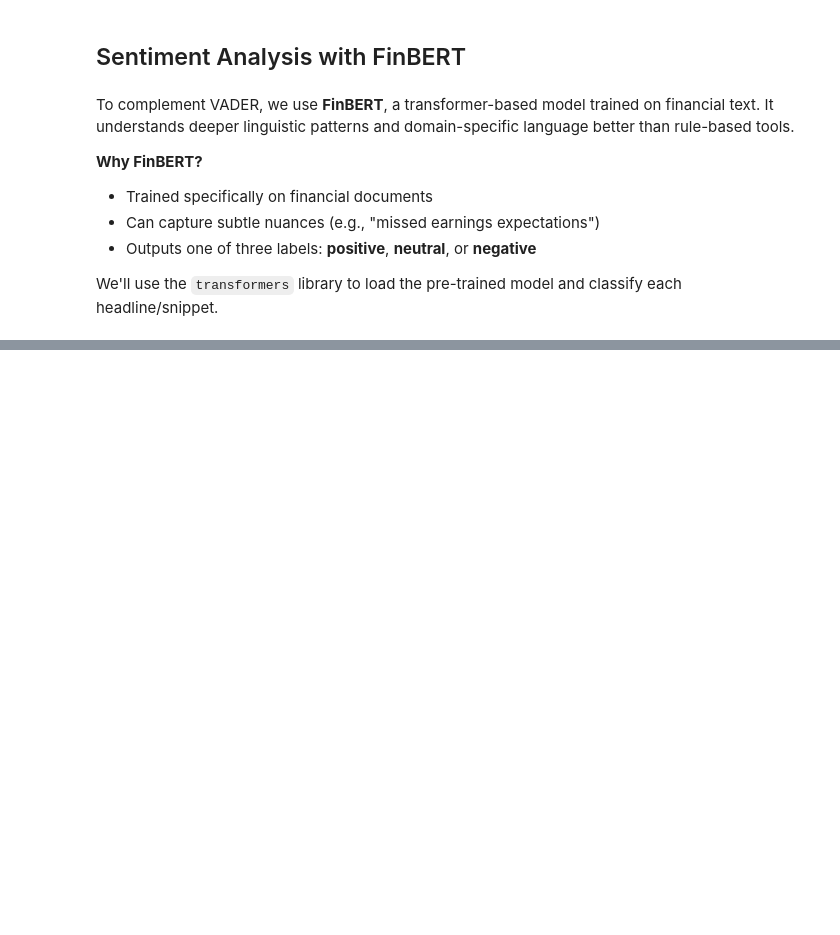
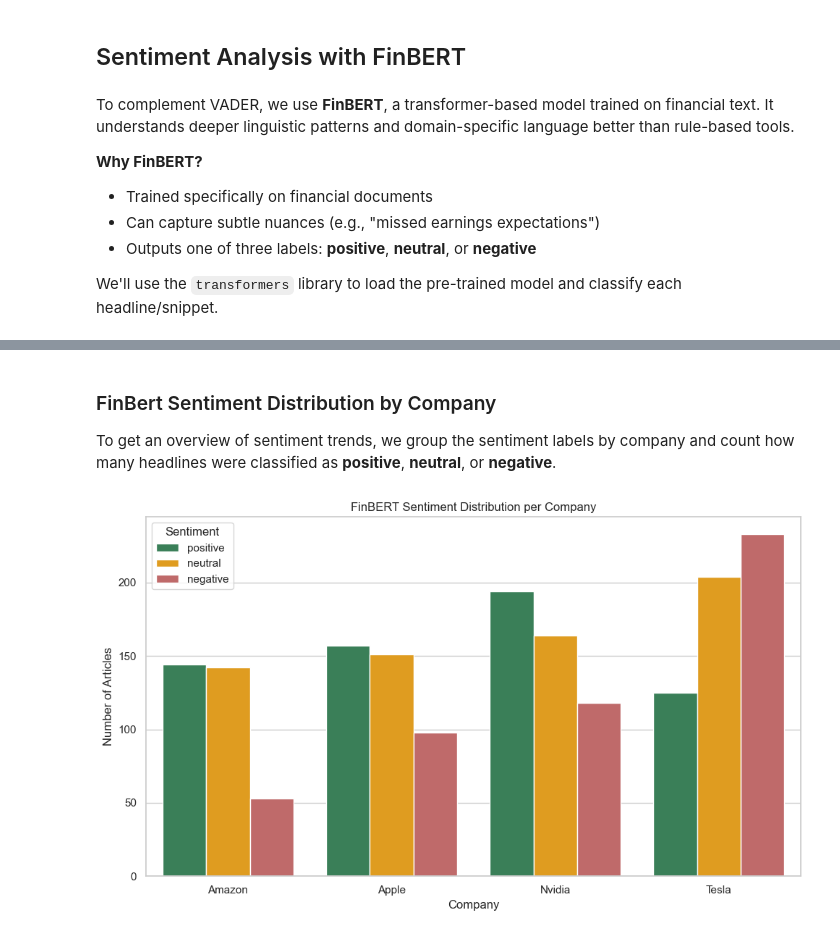
Before and after one commit to mansari40/NLP-FinancialRisk-Project, a Jupyter notebook: Final Project_Predicting financial risk using NLP.ipynb, the cells around one changed output, grey strips where cells are left out. Saved outputs shown, nothing was run; the diff lists cells and outputs as text; code cells hidden in the pictures; blank space fills up the shorter version.

```diff
--- a/Final Project_Predicting financial risk using NLP.ipynb
+++ b/Final Project_Predicting financial risk using NLP.ipynb
@@ -482,0 +494,40 @@ Name: count, dtype: int64
+# %% [markdown]
+### FinBert Sentiment Distribution by Company
+
+To get an overview of sentiment trends, we group the sentiment labels by company and count how many headlines were classified as **positive**, **neutral**, or **negative**.
+# %%
+# Set up plot style
+sns.set(style="whitegrid")
+
+# Group and count sentiments by company
+finbert_sentiment_counts = df.groupby(["company", "finbert_label"]).size().reset_index(name="count")
+
+# Define label order
+sentiment_order = ["positive", "neutral", "negative"]
+
+# Define darker custom colors
+custom_colors = {
+    "positive": "#2E8B57",   # dark green
+    "neutral": "#FFA500",    # darker orange
+    "negative": "#CD5C5C"    # dark red
+}
+
+# Create bar plot
+plt.figure(figsize=(10, 6))
+sns.barplot(
+    data=finbert_sentiment_counts,
+    x="company",
+    y="count",
+    hue="finbert_label",
+    hue_order=sentiment_order,
+    palette=custom_colors
+)
+
+plt.title("FinBERT Sentiment Distribution per Company")
+plt.xlabel("Company")
+plt.ylabel("Number of Articles")
+plt.legend(title="Sentiment")
+plt.tight_layout()
+plt.show()
+# %% [output]
+[figure, added]
```
Also changed, not shown: parts of 26 cells of this notebook.
